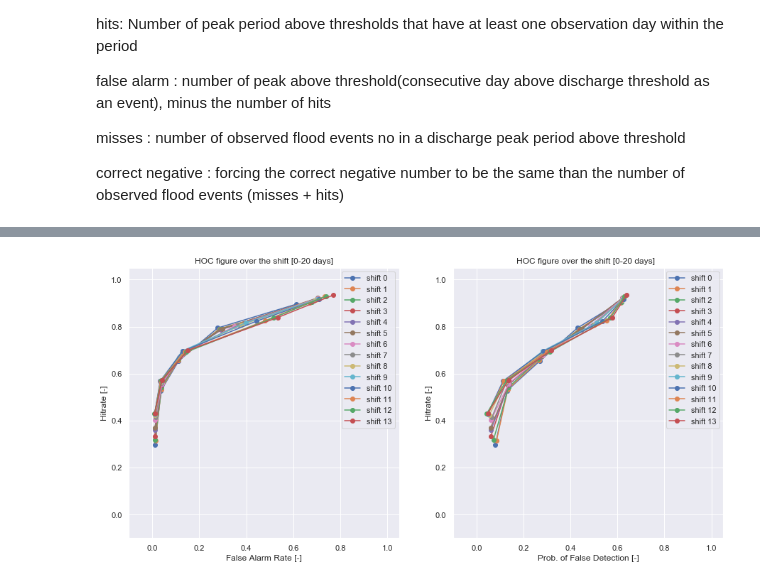
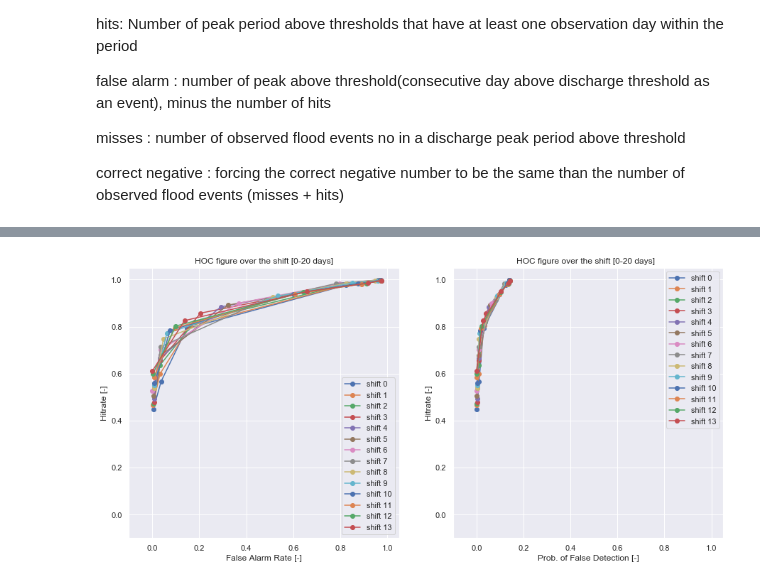
Before and after one commit to orkeunen/TUD, a Jupyter notebook: Model.ipynb, the cells around one changed output, grey strips where cells are left out. Cells and saved outputs as stored; diff of their text form; code cells hidden in the pictures.

```diff
--- a/Model.ipynb
+++ b/Model.ipynb
@@ -232,8 +619,8 @@ def calc_performance_scores(obs, pred, threshold):
 #     output['csi'] = hits / (hits + false_al + misses) #Critical succes index
 #output=pd.Series(output)
 # %%
-output = calc_performance_scores(obs,pred[4],threshold)
-
+performance, output = calc_performance_scores_new(df_nqt, obs, pred, threshold , dt,percentile)
+output[2]
 
 plt.plot(output[2],output[0],'-o',color ='b')
 plt.xlim([-0.1,1.05])
@@ -253,7 +634,9 @@ Text(0.5, 0, 'False Alarm Rate [-]')
 # %%
+plot=0
 df = loadCM(points_xy,ds, rollingvalue)
 df = applyshift(df,rollingvalue,shift,plot)
-fits,res = calculateQR(df,selection,plot,shift)
+df_nqt = NQT(df,plot, shift, location, rollingvalue)
+fits,res = calculateQR(df_nqt,selection,plot,shift,location)
 pred = probability(df, fits, plot, shift,location)
 
 obs = df.POI4.values.copy()
@@ -266,18 +649,23 @@ See the caveats in the documentation: http://pandas.pydata.org/pandas-docs/stabl
 # %%
 HOC =np.zeros((5,4))
-threshold =1.0
-shift=7
+threshold =1.05
+shift=19
+plot=0
+dt=4
 
-for n in range (5):
+
+for percentile in range (5):
     df = loadCM(points_xy,ds, rollingvalue)
     df = applyshift(df,rollingvalue,shift,plot)
-    fits,res = calculateQR(df,selection,plot,shift)
-    pred = probability(df, fits, plot, shift,location)
+    fits,res = calculateQR(df,selection,plot,shift,location)
+    df_nqt = NQT(df,plot, shift, location, rollingvalue)
+    pred = probability(df_nqt, fits, plot, shift,location)
     obs = df.POI4.values.copy()
 
-    output = calc_performance_scores(obs,pred[n],threshold)
+    performance, output = calc_performance_scores_new(df_nqt, obs, pred, threshold , dt,percentile)
+
 #     print(output)
-    HOC [n]= output
+    HOC [percentile]= output
 print(HOC)
 
 # # plt.scatter(HOC[1,:],HOC[0,:],color='g')
@@ -367,8 +725,9 @@ for i, n in enumerate(range(0, 20, 1)):
     shift = n
     df = loadCM(points_xy,ds, rollingvalue)
     df = applyshift(df,rollingvalue,shift,plot)
-    fits,res = calculateQR(df,selection,plot,shift)
-    pred = probability(df, fits, plot, shift,location)
+    fits,res = calculateQR(df,selection,plot,shift,location)
+    df_nqt = NQT(df,plot, shift, location, rollingvalue)
+    pred = probability(df_nqt, fits, plot, shift,location)
     obs = df.POI4.values.copy()
 
 
@@ -531,32 +781,32 @@ See the caveats in the documentation: http://pandas.pydata.org/pandas-docs/stabl
 # %%
 plt.figure(figsize=(15,15))
 for n in range (14):
 
     plt.subplot(1,2,1)
     plt.plot(HOC[n,:,2],HOC[n,:,0],'-o',label=f'shift {n}') #color ='b')
     plt.xlim([-0.1,1.05])
     plt.ylim([-0.1,1.05])
-    plt.title(f'HOC figure over the shift [0-20 days]')
+    plt.title(f'HOC figure over the shift [0-20 days] {location}')
     plt.ylabel('Hitrate [-]')
     plt.xlabel('False Alarm Rate [-]')
     plt.legend()
     plt.gca().set_aspect('equal', adjustable='box')
     plt.draw()
 
     plt.subplot(1,2,2)
     plt.plot(HOC[n,:,1],HOC[n,:,0],'-o',label=f'shift {n}')#'-o',color ='r')
     plt.xlim([-0.1,1.05])
     plt.ylim([-0.1,1.05])
-    plt.title(f'HOC figure over the shift [0-20 days]  ')
+    plt.title(f'HOC figure over the shift [0-20 days] {location} ')
     plt.ylabel('Hitrate [-]')
     plt.xlabel('Prob. of False Detection [-]')
     plt.legend()
     plt.gca().set_aspect('equal', adjustable='box')
     plt.draw()
 
-plt.savefig((f'/Users/oscarkeunen/Documents/1. TU Delft/1. Msc - Watermanagement/Afstuderen/satellite-cookbook-master/NSIDC-AMSRE/figures_python/HOC_Shift{location}.png'),dpi=600)
+# plt.savefig((f'/Users/oscarkeunen/Documents/1. TU Delft/1. Msc - Watermanagement/Afstuderen/satellite-cookbook-master/NSIDC-AMSRE/figures_python/HOC_Shift{location}.png'),dpi=400)
 # %% [output]
-[figure, old version]
+[figure, new version]
 # %%
 # Run the HOC figures over the threshold bounds
 HOC =np.zeros((5,5,4))
```
Also changed, not shown: parts of 19 cells of this notebook, 11 other files.
